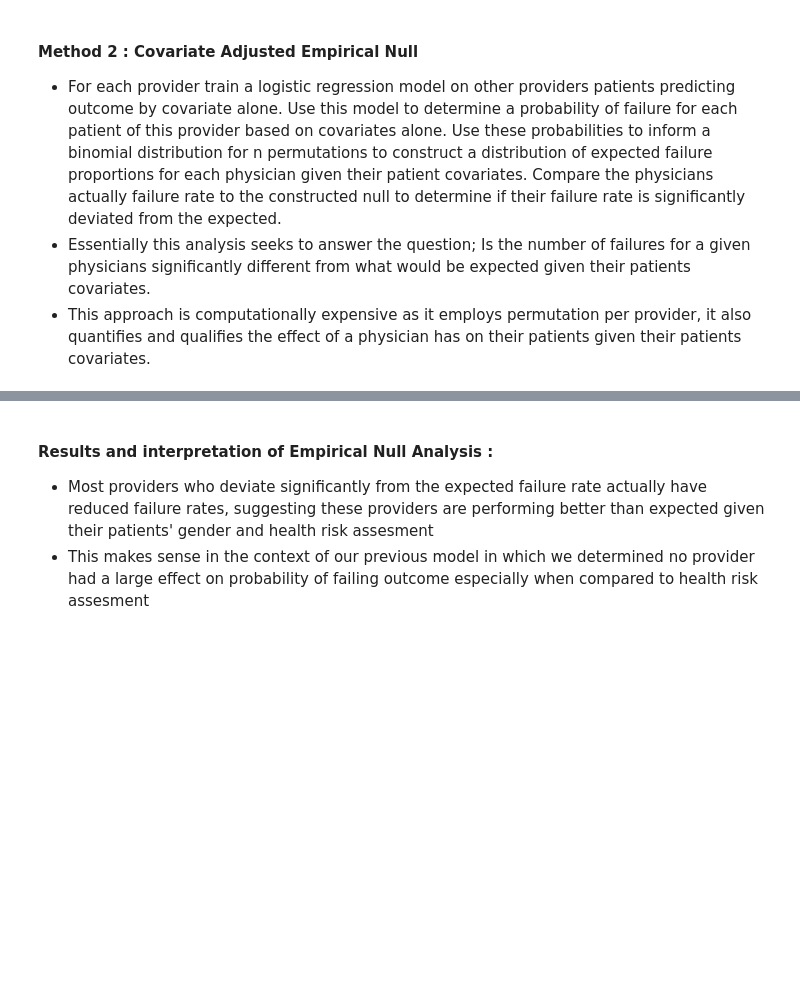
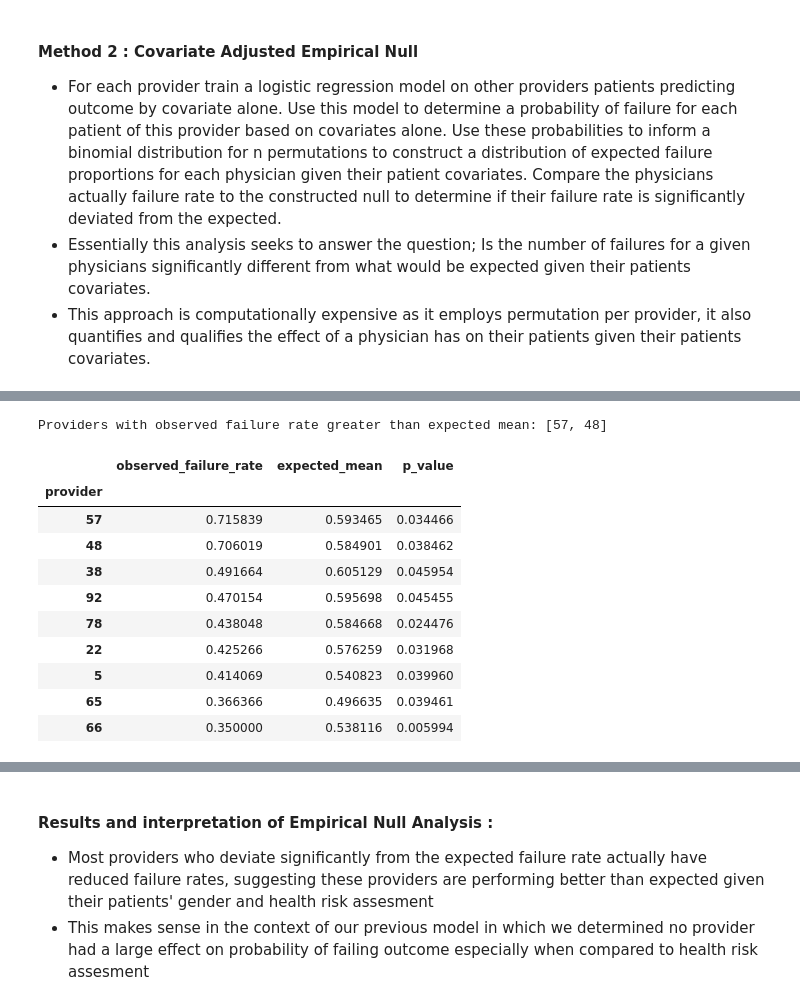
Before and after one commit to lutz-ash43/CloverHealth_AshleyLutz, a Jupyter notebook: analysis_recommendation.ipynb, the cells around one changed output, grey strips where cells are left out. Cells and saved outputs as stored; diff of their text form; code cells hidden in the pictures; blank space fills up the shorter version.

```diff
--- a/analysis_recommendation.ipynb
+++ b/analysis_recommendation.ipynb
@@ -282,0 +303,25 @@ Providers with observed failure rate greater than expected mean: [47, 56]
+# %%
+styled_df = boostrapped_null_agg.query("p_value < 0.05").sort_values("observed_failure_rate", ascending=False)
+
+# Highlight rows based on observed vs expected failure rate
+def highlight_row(row):
+    color = 'background-color: red' if row['observed_failure_rate'] > row['expected_mean'] else 'background-color: green'
+    return [color] * len(row)
+boostrapped_null_agg_styled_df = styled_df.style.apply(highlight_row, axis=1)
+
+bad_providers_bootsrap = boostrapped_null_agg.query("observed_failure_rate > expected_mean & p_value < 0.05").index.tolist()
+print(f"Providers with observed failure rate greater than expected mean: {bad_providers_bootsrap}")
+boostrapped_null_agg_styled_df
+# %% [output]
+Providers with observed failure rate greater than expected mean: [57, 48]
+|  | observed_failure_rate | expected_mean | p_value |
+| provider |  |  |  |
+| 57 | 0.715839 | 0.593465 | 0.034466 |
+| 48 | 0.706019 | 0.584901 | 0.038462 |
+| 38 | 0.491664 | 0.605129 | 0.045954 |
+| 92 | 0.470154 | 0.595698 | 0.045455 |
+| 78 | 0.438048 | 0.584668 | 0.024476 |
+| 22 | 0.425266 | 0.576259 | 0.031968 |
+| 5 | 0.414069 | 0.540823 | 0.039960 |
+| 65 | 0.366366 | 0.496635 | 0.039461 |
+| 66 | 0.350000 | 0.538116 | 0.005994 |
```
Also changed, not shown: parts of 18 cells of this notebook, 2 other files.
